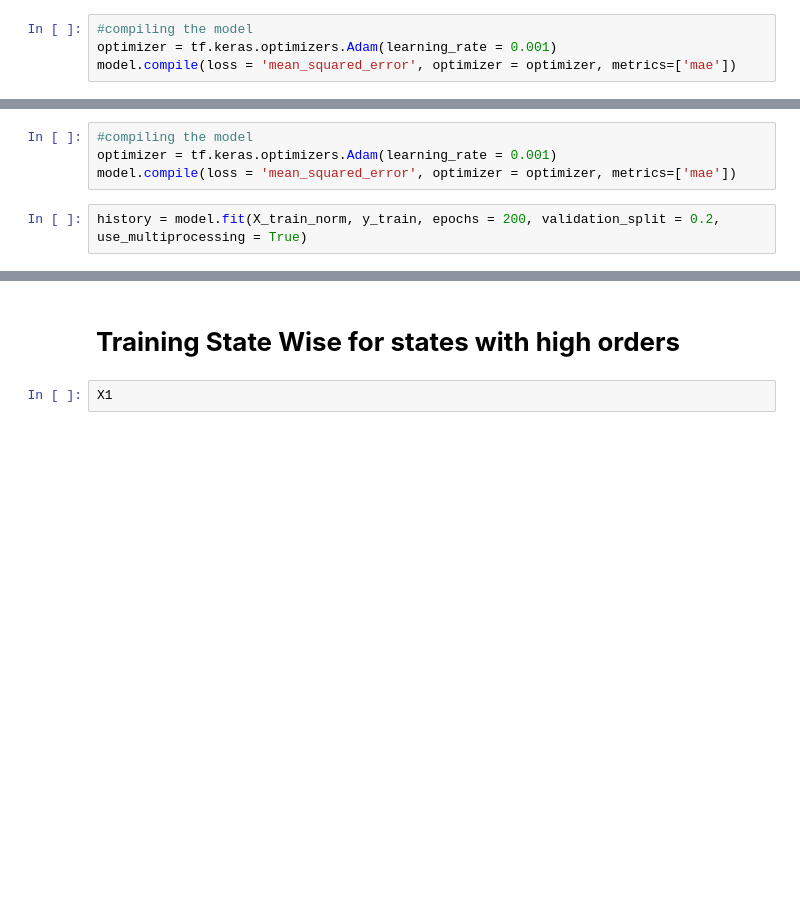
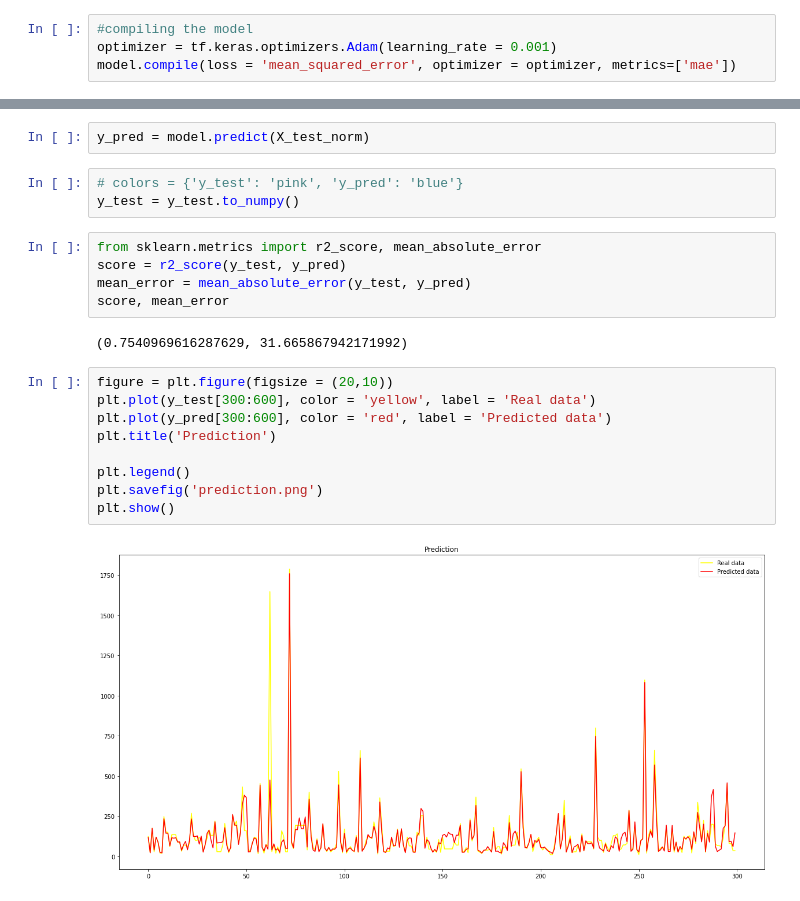
Before and after one commit to Varadad/Personalize_Pricing, a Jupyter notebook: Personalize_Pricing.ipynb, the cells around one changed output, grey strips where cells are left out. Saved outputs shown, nothing was run; the diff lists cells and outputs as text; blank space fills up the shorter version.

```diff
--- a/Personalize_Pricing.ipynb
+++ b/Personalize_Pricing.ipynb
@@ -658,6 +253,0 @@ model = keras.Sequential(([
-# %%
-#compiling the model
-optimizer = tf.keras.optimizers.Adam(learning_rate = 0.001)
-model.compile(loss = 'mean_squared_error', optimizer = optimizer, metrics=['mae'])
-# %%
-history = model.fit(X_train_norm, y_train, epochs = 200, validation_split = 0.2, use_multiprocessing = True)
@@ -697,4 +254,23 @@ plt.show()
-# %% [markdown]
-# **Training State Wise for states with high orders**
-# %%
-X1
+# %%
+y_pred = model.predict(X_test_norm)
+# %%
+# colors = {'y_test': 'pink', 'y_pred': 'blue'}
+y_test = y_test.to_numpy()
+# %%
+from sklearn.metrics import r2_score, mean_absolute_error
+score = r2_score(y_test, y_pred)
+mean_error = mean_absolute_error(y_test, y_pred)
+score, mean_error
+# %% [output]
+(0.7540969616287629, 31.665867942171992)
+# %%
+figure = plt.figure(figsize = (20,10))
+plt.plot(y_test[300:600], color = 'yellow', label = 'Real data')
+plt.plot(y_pred[300:600], color = 'red', label = 'Predicted data')
+plt.title('Prediction')
+
+plt.legend()
+plt.savefig('prediction.png')
+plt.show()
+# %% [output]
+[figure, added]
```
Also changed, not shown: parts of 89 cells of this notebook.
